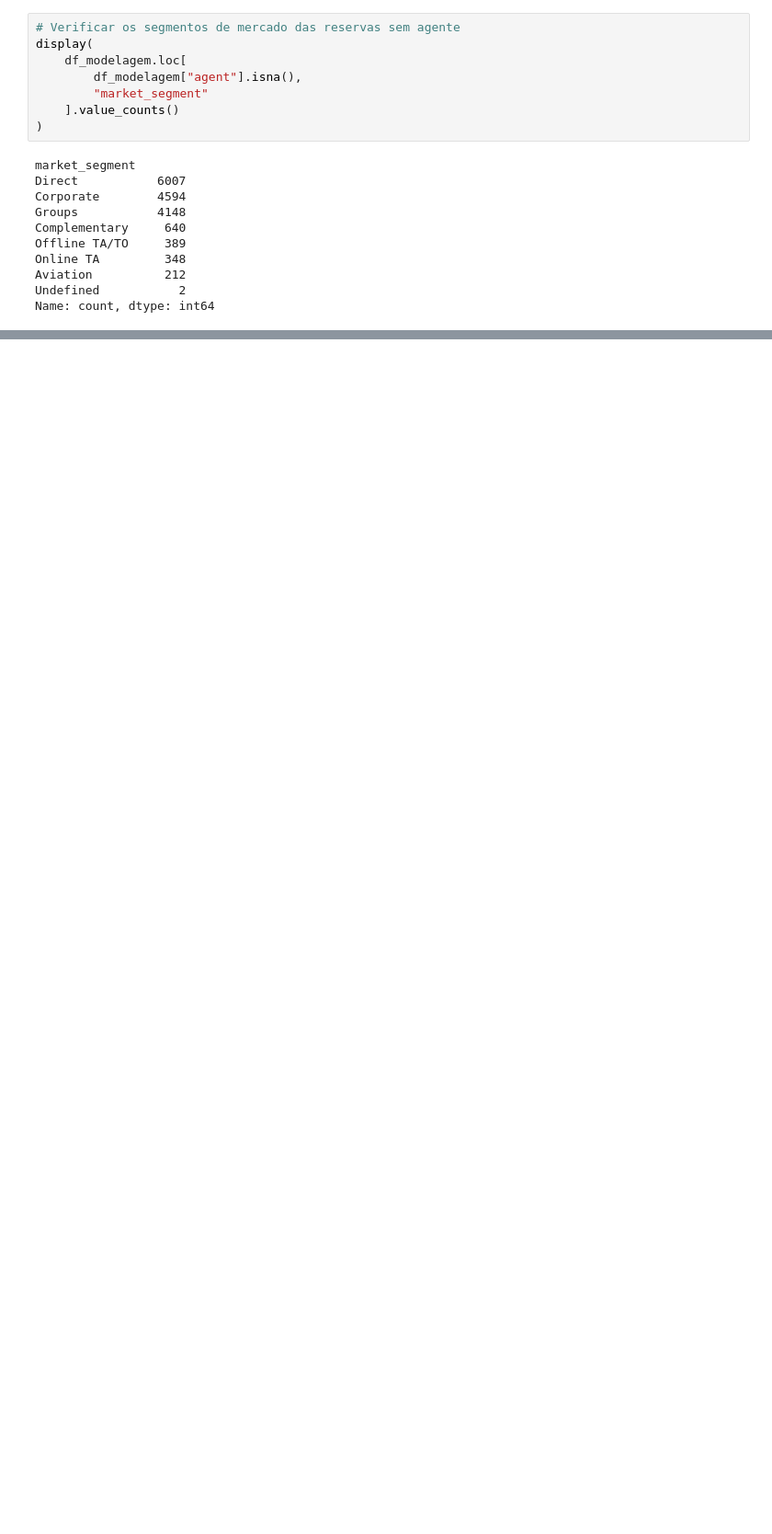
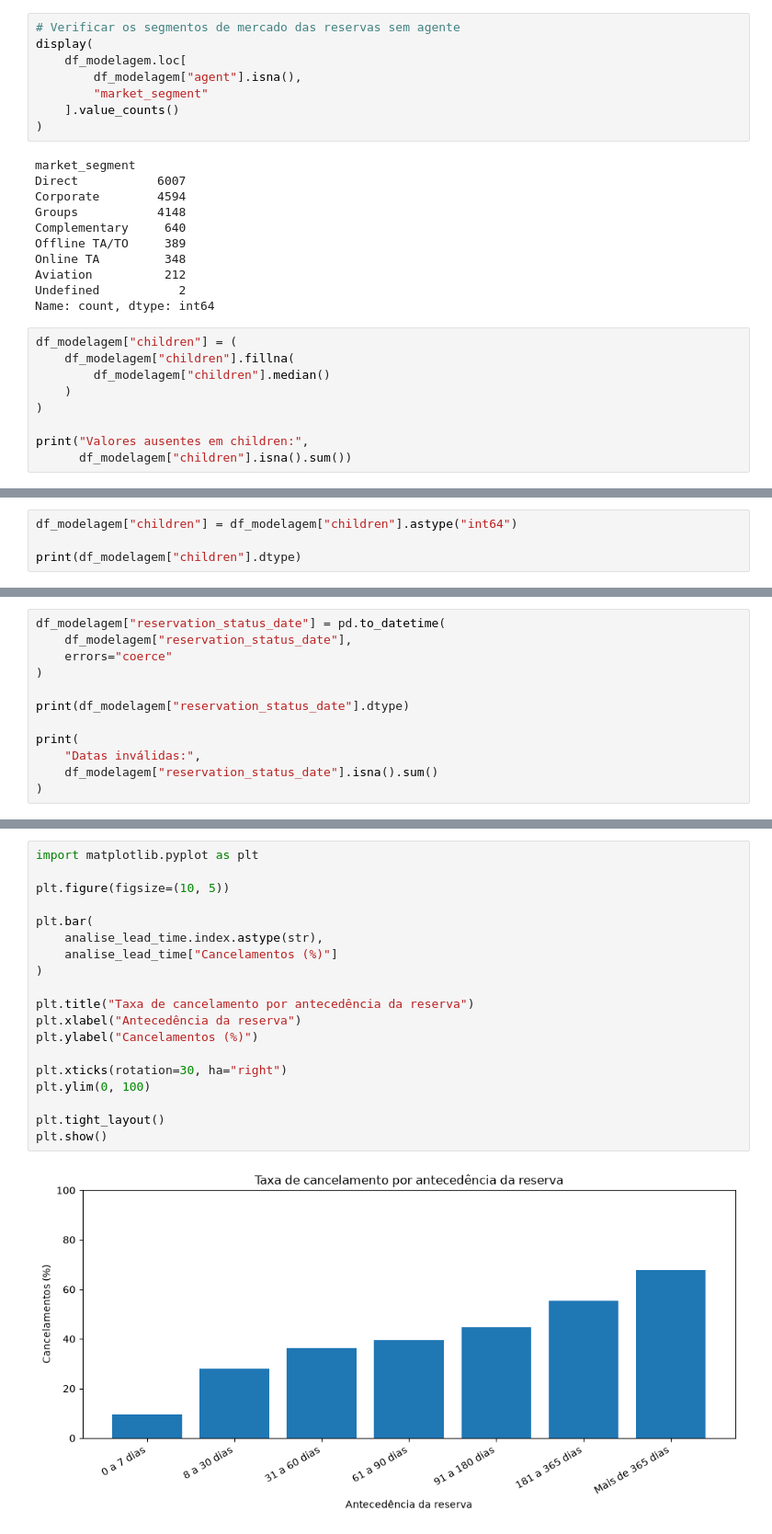
Before and after one commit to Gustazx22/projetodataset, a Jupyter notebook: projeto.ipynb, the cells around one changed output, grey strips where cells are left out. Shown at 92% size. Saved outputs shown, nothing was run; the diff lists cells and outputs as text; blank space fills up the shorter version.

```diff
--- a/projeto.ipynb
+++ b/projeto.ipynb
@@ -1503,3 +1503,12 @@ Online TA         348
 Aviation          212
 Undefined           2
 Name: count, dtype: int64
+# %%
+df_modelagem["children"] = (
+    df_modelagem["children"].fillna(
+        df_modelagem["children"].median()
+    )
+)
+
+print("Valores ausentes em children:",
+      df_modelagem["children"].isna().sum())
@@ -1505,0 +1773,4 @@ Name: count, dtype: int64
+# %%
+df_modelagem["children"] = df_modelagem["children"].astype("int64")
+
+print(df_modelagem["children"].dtype)
@@ -1505,0 +1779,12 @@ Name: count, dtype: int64
+# %%
+df_modelagem["reservation_status_date"] = pd.to_datetime(
+    df_modelagem["reservation_status_date"],
+    errors="coerce"
+)
+
+print(df_modelagem["reservation_status_date"].dtype)
+
+print(
+    "Datas inválidas:",
+    df_modelagem["reservation_status_date"].isna().sum()
+)
@@ -1505,0 +1866,21 @@ Name: count, dtype: int64
+# %%
+import matplotlib.pyplot as plt
+
+plt.figure(figsize=(10, 5))
+
+plt.bar(
+    analise_lead_time.index.astype(str),
+    analise_lead_time["Cancelamentos (%)"]
+)
+
+plt.title("Taxa de cancelamento por antecedência da reserva")
+plt.xlabel("Antecedência da reserva")
+plt.ylabel("Cancelamentos (%)")
+
+plt.xticks(rotation=30, ha="right")
+plt.ylim(0, 100)
+
+plt.tight_layout()
+plt.show()
+# %% [output]
+[figure, added]
```
Also changed, not shown: parts of 13 cells of this notebook.
